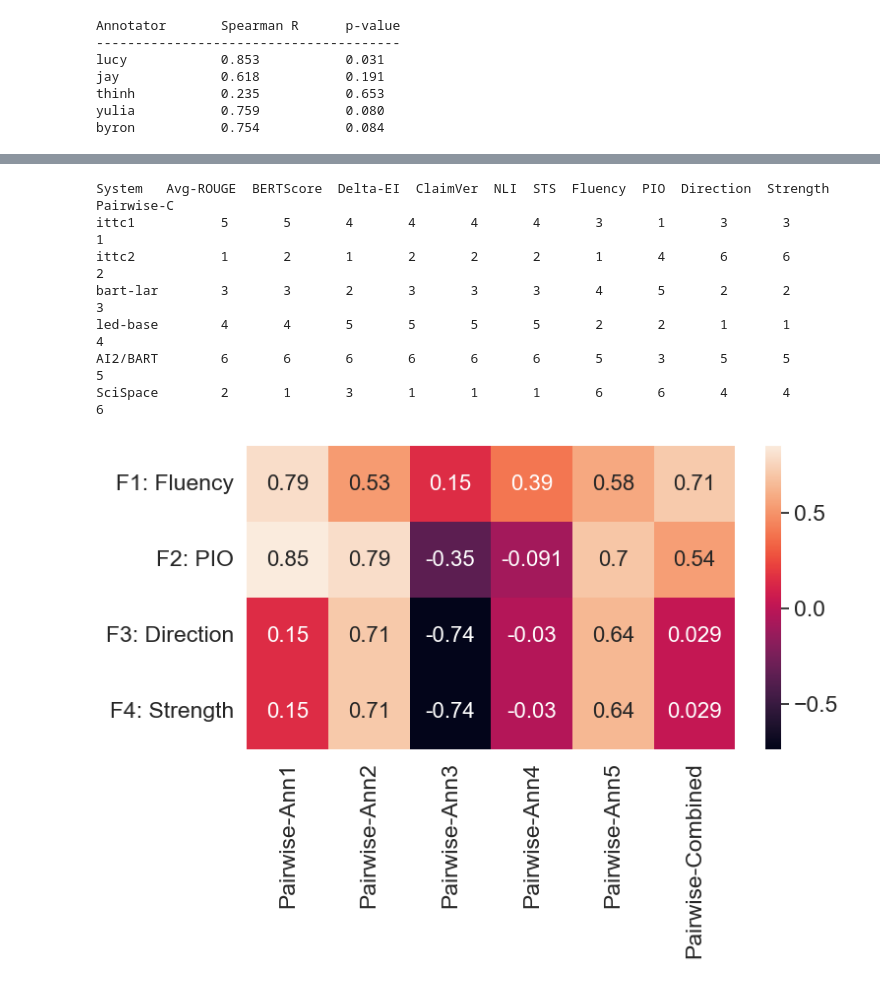
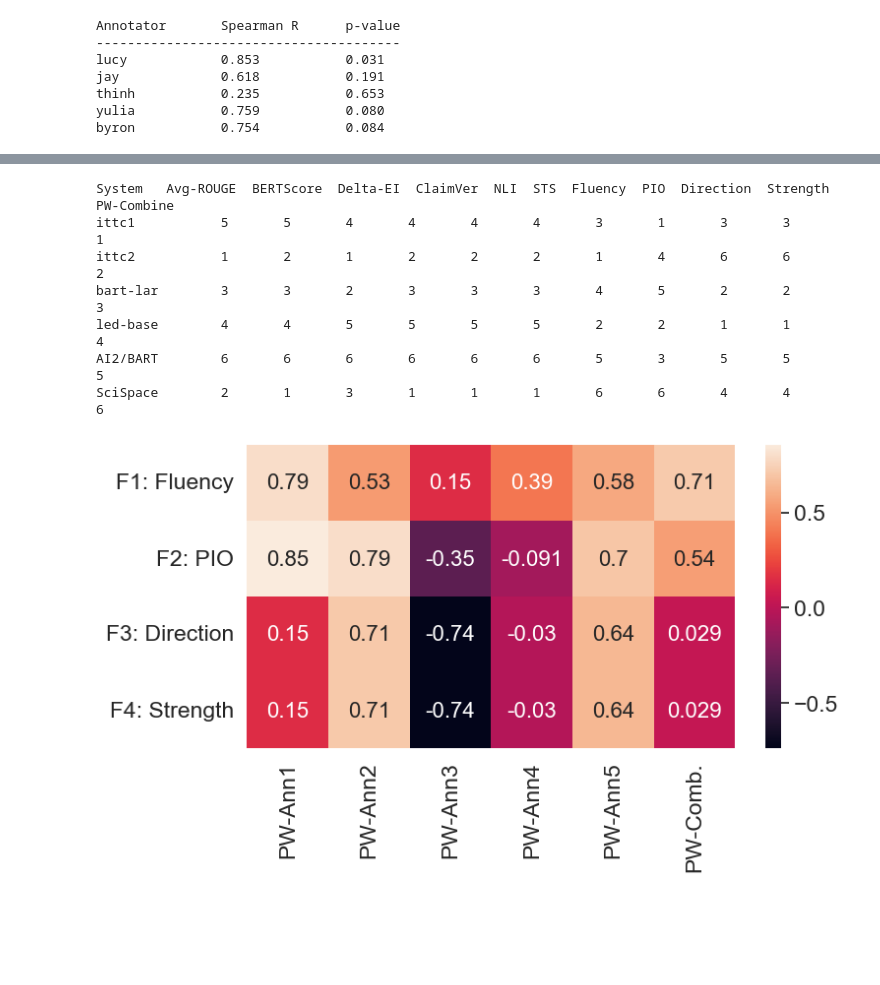
Before and after one commit to allenai/mslr-annotated-dataset, a Jupyter notebook: notebooks/lucyw_analysis.ipynb, the cells around one changed output, grey strips where cells are left out. Drawn from its saved outputs; the diff is of its cells as text; code cells hidden in the pictures; blank space fills up the shorter version.

Commit message:
make names shorter in plots

```diff
--- a/notebooks/lucyw_analysis.ipynb
+++ b/notebooks/lucyw_analysis.ipynb
@@ -884,7 +884,7 @@ for key, column in ann_metrics.items():
     ranks = {k: i+1 for i, (k, _) in enumerate(order_sorted)}
     all_rankings[key] = ranks
 
-all_rankings['Pairwise-Combined'] = {k: v for k, v in global_best_sys}
+all_rankings['PW-Combined'] = {k: v for k, v in global_best_sys}
 # %%
 # Spearman correlations between different metrics
 sys_list = list(EXP_W_ANNOTS)
@@ -908,7 +908,7 @@ sns.heatmap(df_corr, annot=True, annot_kws={"size":16})
 # %%
 # table of rankings for all metrics
 best_sys_order = full_global_ranks
-fields = list(metrics.keys()) + list(ann_metrics.keys()) + ['Pairwise-Combined']
+fields = list(metrics.keys()) + list(ann_metrics.keys()) + ['PW-Combined']
 print('System\t' + ' '.join([f.split(':')[-1][:10] for f in fields]))
 
 for sys in best_sys_order:
@@ -920,7 +920,7 @@ for sys in best_sys_order:
         to_print += f'{entry}' + '\t'
     print(to_print)
 # %% [output]
-System   Avg-ROUGE  BERTScore  Delta-EI  ClaimVer  NLI  STS  Fluency  PIO  Direction  Strength Pairwise-C
+System   Avg-ROUGE  BERTScore  Delta-EI  ClaimVer  NLI  STS  Fluency  PIO  Direction  Strength PW-Combine
 ittc1           5       5       4       4       4       4       3       1       3       3       1
 ittc2           1       2       1       2       2       2       1       4       6       6       2
 bart-lar        3       3       2       3       3       3       4       5       2       2       3
@@ -930,33 +930,33 @@ SciSpace        2       1       3       1       1       1       6       6
 # %%
 # spearman rank correlations between individual voters and facet annotations
 ind_rankings = dict()
-ind_rankings['Pairwise-Combined'] = {k: v for k, v in global_best_sys}
+ind_rankings['PW-Comb.'] = {k: v for k, v in global_best_sys}
 for i, (ann, ranks) in enumerate(av_rank_dict.items()):
-    ind_rankings[f'Pairwise-Ann{i+1}'] = {k: v for k, v in ranks}
+    ind_rankings[f'PW-Ann{i+1}'] = {k: v for k, v in ranks}
 
 for key, column in ann_metrics.items():
     order = dict(df_annot.groupby(by=["exp_id"])[column].mean().sort_values(ascending=False))
     order_sorted = [(k, v) for k, v in order.items()]
     order_sorted.sort(key=lambda x: x[1], reverse=not(metric in reverse))
     ranks = {k: i+1 for i, (k, _) in enumerate(order_sorted)}
     ind_rankings[key] = ranks
 
 sys_list = list(EXP_W_ANNOTS)
 spearman_coeffs = dict()
 for met1, met2 in itertools.product(ind_rankings, ind_rankings):
-    if (met2.startswith('Pairwise') and met1.startswith('F')):
+    if (met2.startswith('PW') and met1.startswith('F')):
         met1_ranks = [ind_rankings[met1][sys] for sys in sys_list]
         met2_ranks = [ind_rankings[met2][sys] for sys in sys_list]
         res = spearmanr(met1_ranks, met2_ranks)
         spearman_coeffs[(met1, met2)] = res
 
 ser = pd.Series([res.correlation for res in list(spearman_coeffs.values())],
     index=pd.MultiIndex.from_tuples(spearman_coeffs.keys()))
 df_corr = ser.unstack()
 
 h = plt.figure(figsize=(8, 4))
 sns.set(font_scale=1.5)
 sns.heatmap(df_corr, annot=True, annot_kws={"size":16})
 plt.show()
 # %% [output]
-[figure, old version]
+[figure, new version]
```
Also changed, not shown: parts of 2 cells of this notebook.
